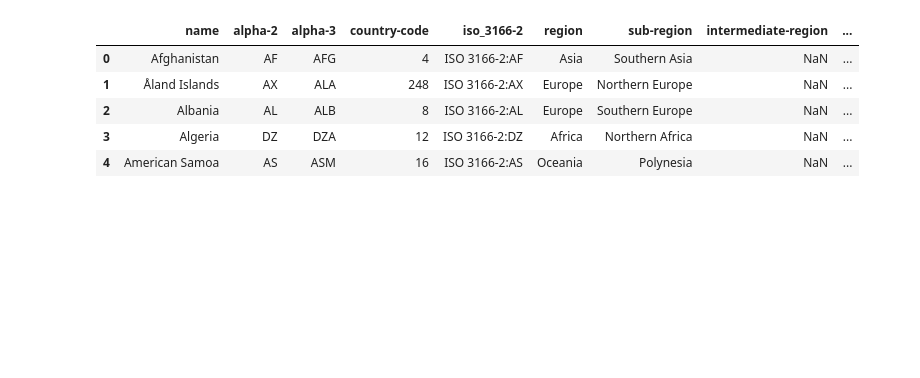
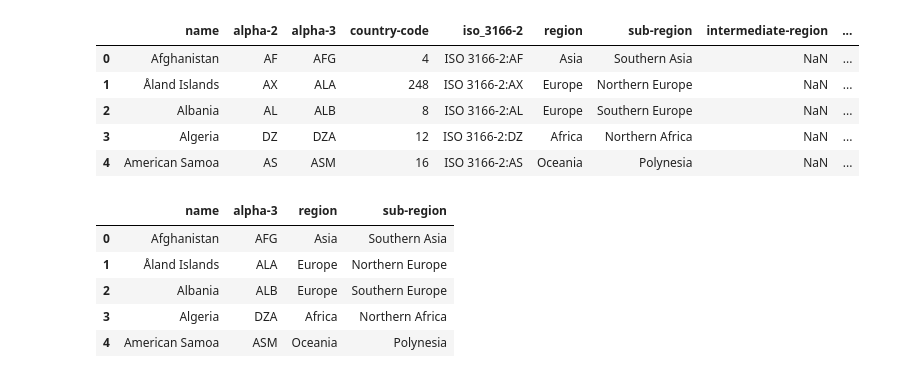
Before and after one commit to miiinaa223/ETL_Project, a Jupyter notebook: ETL Project.ipynb, the cells around one changed output. Cells and saved outputs as stored; diff of their text form; code cells hidden in the pictures; blank space fills up the shorter version.

```diff
--- a/DatainPandas.ipynb
+++ b/ETL Project.ipynb
@@ -128,8 +164,8 @@ avf_wages_clean.head()
 # %% [markdown]
 ## Country Code
 # %%
-country_codes_csv = pd.read_csv("countrycodes.csv")
-country_codes_csv.head()
+country_codes = country_codes_csv = pd.read_csv("countrycodes.csv")
+country_codes.head()
 # %% [output]
 |  | name | alpha-2 | alpha-3 | country-code | iso_3166-2 | region | sub-region | intermediate-region | ... |
 | 0 | Afghanistan | AF | AFG | 4 | ISO 3166-2:AF | Asia | Southern Asia | NaN | ... |
@@ -137,5 +173,13 @@ country_codes_csv.head()
 | 2 | Albania | AL | ALB | 8 | ISO 3166-2:AL | Europe | Southern Europe | NaN | ... |
 | 3 | Algeria | DZ | DZA | 12 | ISO 3166-2:DZ | Africa | Northern Africa | NaN | ... |
 | 4 | American Samoa | AS | ASM | 16 | ISO 3166-2:AS | Oceania | Polynesia | NaN | ... |
-# %% [markdown]
-##
+# %%
+country_codes = country_codes[["name","alpha-3","region","sub-region"]]
+country_codes.head()
+# %% [output]
+|  | name | alpha-3 | region | sub-region |
+| 0 | Afghanistan | AFG | Asia | Southern Asia |
+| 1 | Åland Islands | ALA | Europe | Northern Europe |
+| 2 | Albania | ALB | Europe | Southern Europe |
+| 3 | Algeria | DZA | Africa | Northern Africa |
+| 4 | American Samoa | ASM | Oceania | Polynesia |
```
Also changed, not shown: parts of 15 cells of this notebook, 2 other files.
